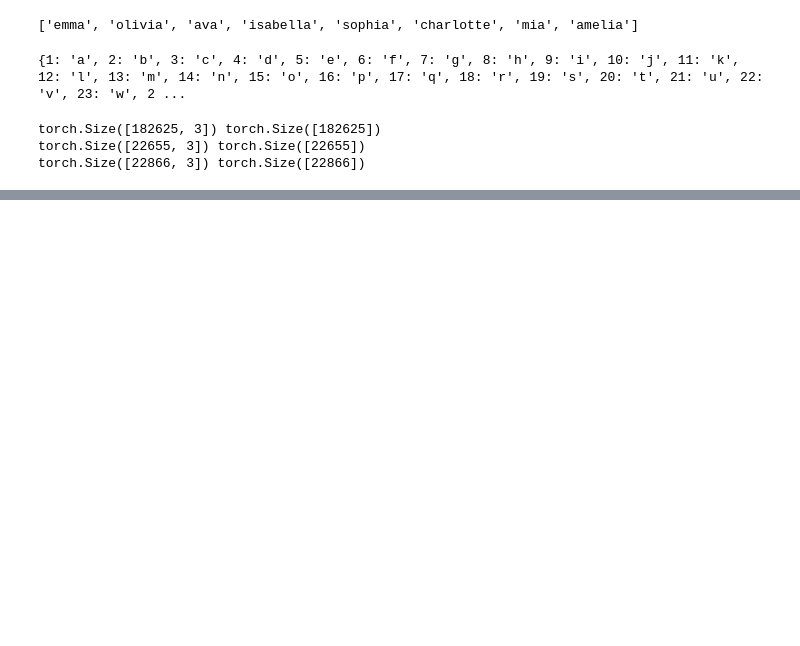
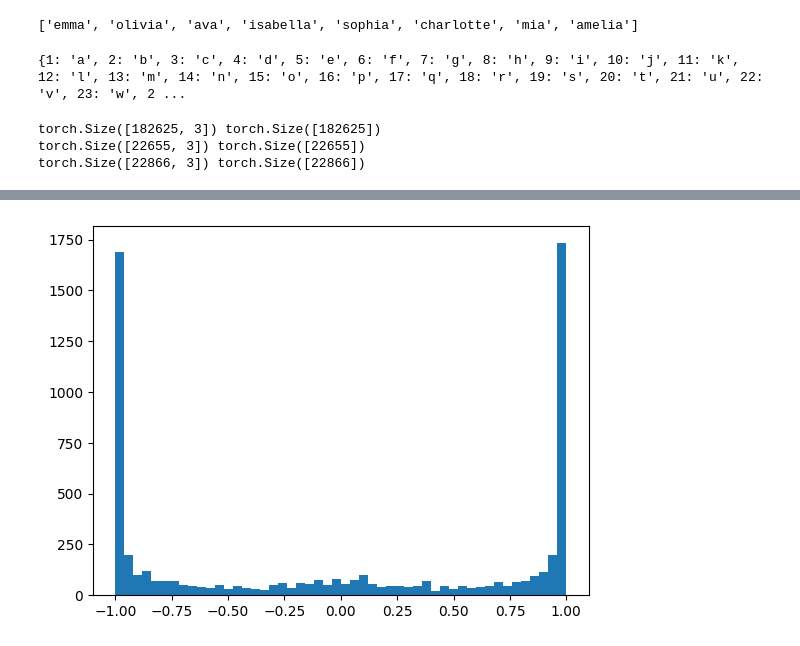
Before and after one commit to kidusabe1/MLP-for-prediction-of-next-character-, a Jupyter notebook: MLP_makemore.ipynb, the cells around one changed output, grey strips where cells are left out. Saved outputs shown, nothing was run; the diff lists cells and outputs as text; code cells hidden in the pictures; blank space fills up the shorter version.

```diff
--- a/MLP_makemore.ipynb
+++ b/MLP_makemore.ipynb
@@ -121,0 +161,4 @@ print(batch_loss.item()) # for last batch computed lost
+# %%
+plt.hist(h.view(-1).tolist(),50);
+# %% [output]
+[figure, added]
```
Also changed, not shown: parts of 14 cells of this notebook.
